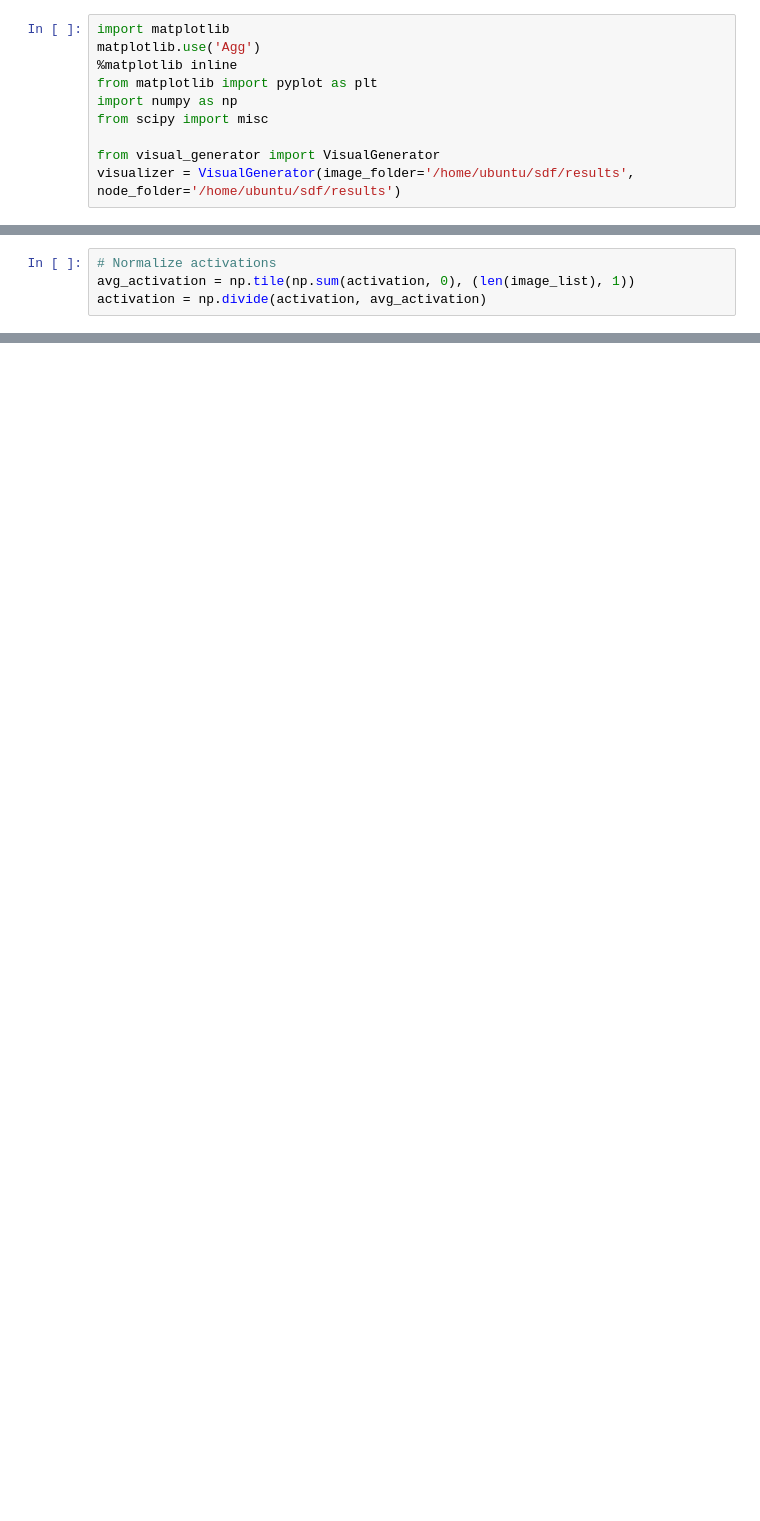
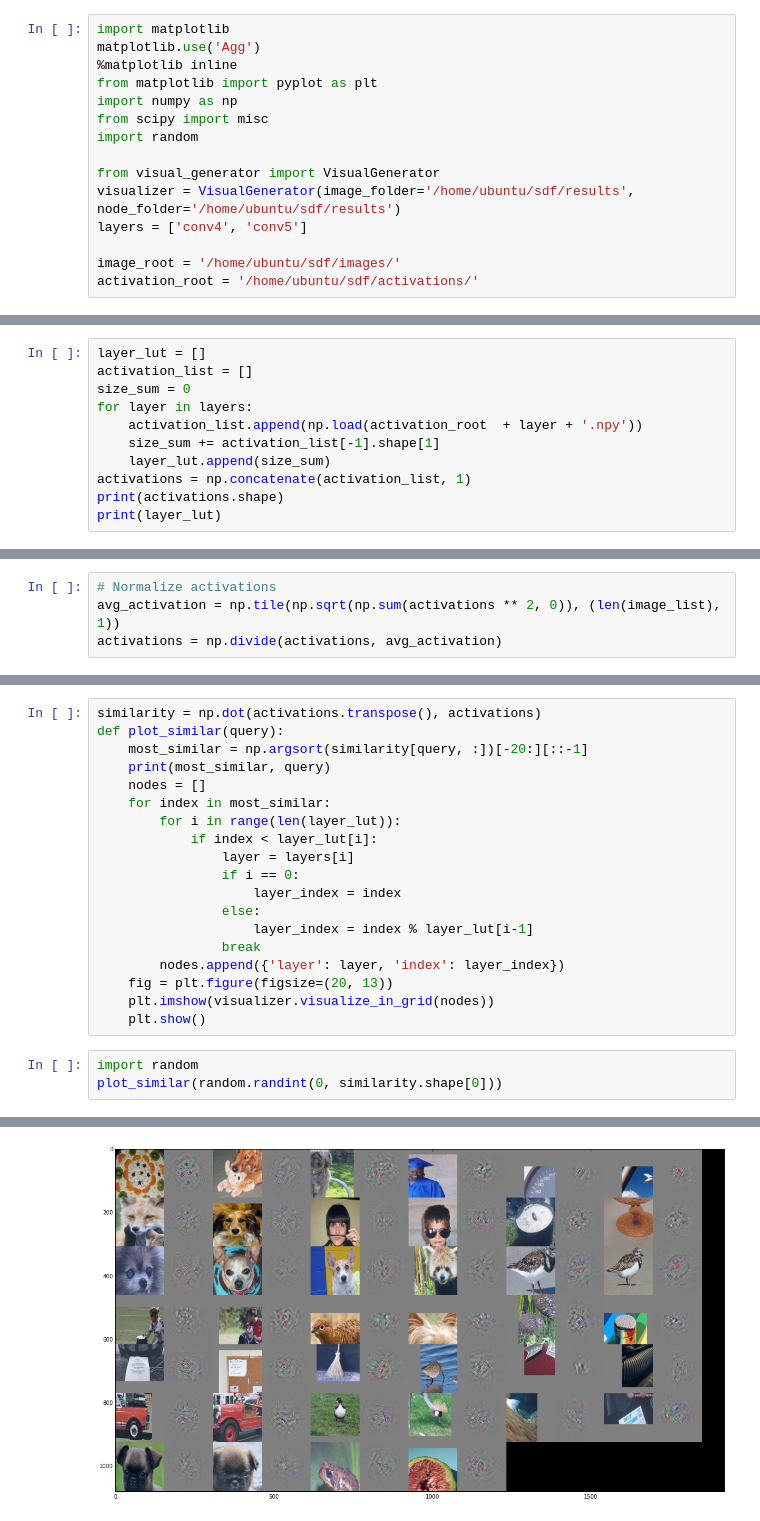
Before and after one commit to ShengjiaZhao/deep-visualization-toolbox, a Jupyter notebook: analyze/Visualization.ipynb, the cells around one changed output, grey strips where cells are left out. Saved outputs shown, nothing was run; the diff lists cells and outputs as text; blank space fills up the shorter version.

Commit message:
Visualize top activations

```diff
--- a/analyze/Visualization.ipynb
+++ b/analyze/Visualization.ipynb
@@ -5,6 +5,11 @@ matplotlib.use('Agg')
 from matplotlib import pyplot as plt
 import numpy as np
 from scipy import misc
+import random
 
 from visual_generator import VisualGenerator
 visualizer = VisualGenerator(image_folder='/home/ubuntu/sdf/results', node_folder='/home/ubuntu/sdf/results')
+layers = ['conv4', 'conv5']
+
+image_root = '/home/ubuntu/sdf/images/'
+activation_root = '/home/ubuntu/sdf/activations/'
@@ -18,0 +16,11 @@ activation = np.load('/home/ubuntu/sdf/activations/conv5.npy')
+# %%
+layer_lut = []
+activation_list = []
+size_sum = 0
+for layer in layers:
+    activation_list.append(np.load(activation_root  + layer + '.npy'))
+    size_sum += activation_list[-1].shape[1]
+    layer_lut.append(size_sum)
+activations = np.concatenate(activation_list, 1)
+print(activations.shape)
+print(layer_lut)
@@ -19,4 +40,4 @@ activation = np.load('/home/ubuntu/sdf/activations/conv5.npy')
 # %%
 # Normalize activations
-avg_activation = np.tile(np.sum(activation, 0), (len(image_list), 1))
-activation = np.divide(activation, avg_activation)
+avg_activation = np.tile(np.sqrt(np.sum(activations ** 2, 0)), (len(image_list), 1))
+activations = np.divide(activations, avg_activation)
@@ -61,0 +62,23 @@ print(np.argsort(x[:10]))
+# %%
+similarity = np.dot(activations.transpose(), activations)
+def plot_similar(query):
+    most_similar = np.argsort(similarity[query, :])[-20:][::-1]
+    print(most_similar, query)
+    nodes = []
+    for index in most_similar:
+        for i in range(len(layer_lut)):
+            if index < layer_lut[i]:
+                layer = layers[i]
+                if i == 0:
+                    layer_index = index
+                else:
+                    layer_index = index % layer_lut[i-1]
+                break
+        nodes.append({'layer': layer, 'index': layer_index})
+    fig = plt.figure(figsize=(20, 13))
+    plt.imshow(visualizer.visualize_in_grid(nodes))
+    plt.show()
+# %%
+import random
+plot_similar(random.randint(0, similarity.shape[0]))
+# %% [output]
@@ -61,0 +88 @@ print(np.argsort(x[:10]))
+[figure, added]
```
Also changed, not shown: parts of 11 cells of this notebook.
